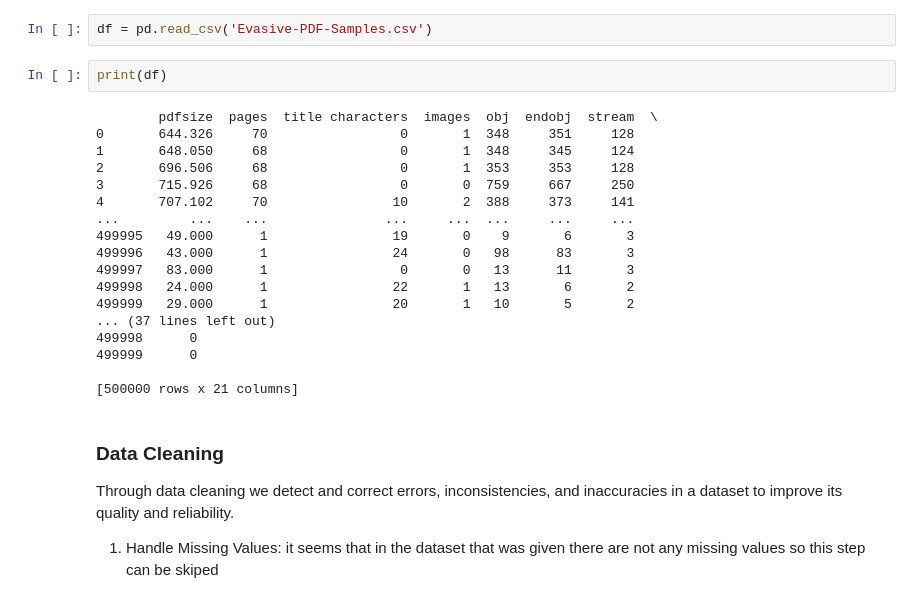
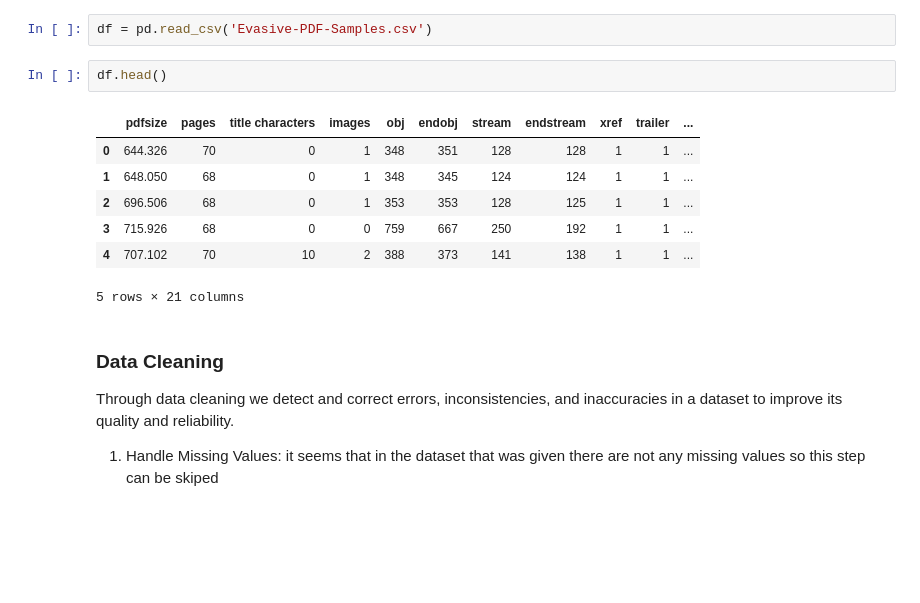
Before and after one commit to MariaMitk/AI_Project2, a Jupyter notebook: Code.ipynb, the cells around one changed output. Drawn from its saved outputs; the diff is of its cells as text; blank space fills up the shorter version.

```diff
--- a/Code.ipynb
+++ b/Code.ipynb
@@ -15,26 +18,16 @@ import seaborn as sns
 This dataset is a collection of evasive PDF samples, labeled as malicious (1) or benign (0). The dataset contains 500,000 generated evasive samples, including 450,000 malicious and 50,000 benign PDFs.
 # %%
 df = pd.read_csv('Evasive-PDF-Samples.csv')
-# %%
-print(df)
-# %% [output]
-        pdfsize  pages  title characters  images  obj  endobj  stream  \
-0       644.326     70                 0       1  348     351     128
-1       648.050     68                 0       1  348     345     124
-2       696.506     68                 0       1  353     353     128
-3       715.926     68                 0       0  759     667     250
-4       707.102     70                10       2  388     373     141
-...         ...    ...               ...     ...  ...     ...     ...
-499995   49.000      1                19       0    9       6       3
-499996   43.000      1                24       0   98      83       3
-499997   83.000      1                 0       0   13      11       3
-499998   24.000      1                22       1   13       6       2
-499999   29.000      1                20       1   10       5       2
-... (37 lines left out)
-499998      0
-499999      0
-
-[500000 rows x 21 columns]
+# %%
+df.head()
+# %% [output]
+|  | pdfsize | pages | title characters | images | obj | endobj | stream | endstream | xref | trailer | ... |
+| 0 | 644.326 | 70 | 0 | 1 | 348 | 351 | 128 | 128 | 1 | 1 | ... |
+| 1 | 648.050 | 68 | 0 | 1 | 348 | 345 | 124 | 124 | 1 | 1 | ... |
+| 2 | 696.506 | 68 | 0 | 1 | 353 | 353 | 128 | 125 | 1 | 1 | ... |
+| 3 | 715.926 | 68 | 0 | 0 | 759 | 667 | 250 | 192 | 1 | 1 | ... |
+| 4 | 707.102 | 70 | 10 | 2 | 388 | 373 | 141 | 138 | 1 | 1 | ... |
+5 rows × 21 columns
 # %% [markdown]
 ### Data Cleaning
 Through data cleaning we detect and correct errors, inconsistencies, and inaccuracies in a dataset to improve its quality and reliability.
```
Also changed, not shown: parts of 8 cells of this notebook.
